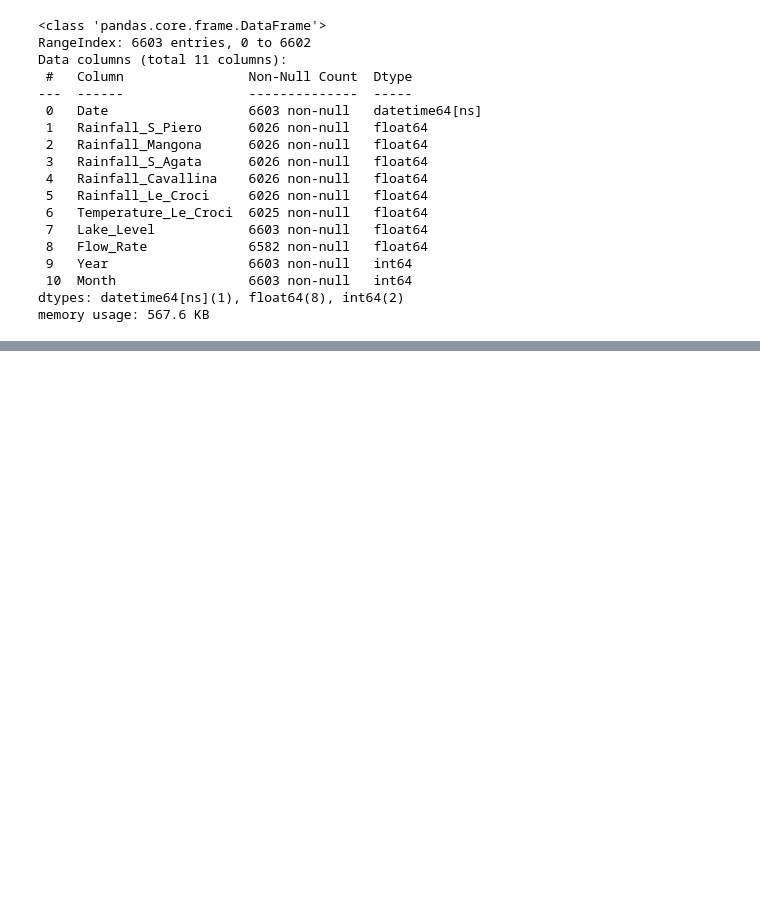
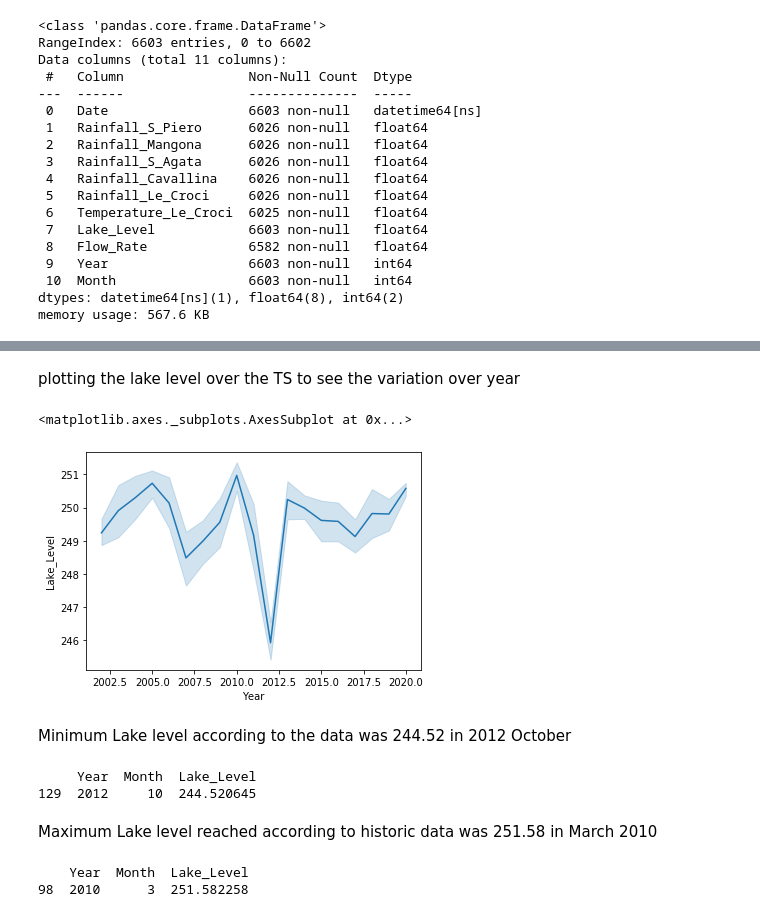
Before and after one commit to SadiqueAbdullah/Water_Bodies_EDA_ACEA, a Jupyter notebook: Water_Bodies_EDA_ACEA.ipynb, the cells around one changed output, grey strips where cells are left out. Cells and saved outputs as stored; diff of their text form; code cells hidden in the pictures; blank space fills up the shorter version.

Commit message:
Lake Level and Flow rate analysis added

```diff
--- a/Water_Bodies_EDA_ACEA.ipynb
+++ b/Water_Bodies_EDA_ACEA.ipynb
@@ -99,0 +111,3 @@ memory usage: 567.6 KB
+# %%
+Lake_level= lb.groupby(["Year", "Month"]).Lake_Level.mean().reset_index()
+Lake_level.head()
@@ -99,0 +121,22 @@ memory usage: 567.6 KB
+# %% [markdown]
+plotting the lake level over the TS to see the variation over year
+# %%
+sns.lineplot(data=Lake_level, x="Year", y="Lake_Level")
+# %% [output]
+<matplotlib.axes._subplots.AxesSubplot at 0x...>
+[figure, added]
+# %% [markdown]
+Minimum Lake level according to the data was 244.52 in 2012 October
+# %%
+print(Lake_level[Lake_level.Lake_Level==Lake_level.Lake_Level.min()])
+# %% [output]
+     Year  Month  Lake_Level
+129  2012     10  244.520645
+# %% [markdown]
+Maximum Lake level reached according to historic data was 251.58 in March 2010
+# %%
+
+print(Lake_level[Lake_level.Lake_Level==Lake_level.Lake_Level.max()])
+# %% [output]
+    Year  Month  Lake_Level
+98  2010      3  251.582258
```
Also changed, not shown: parts of 3 cells of this notebook.
